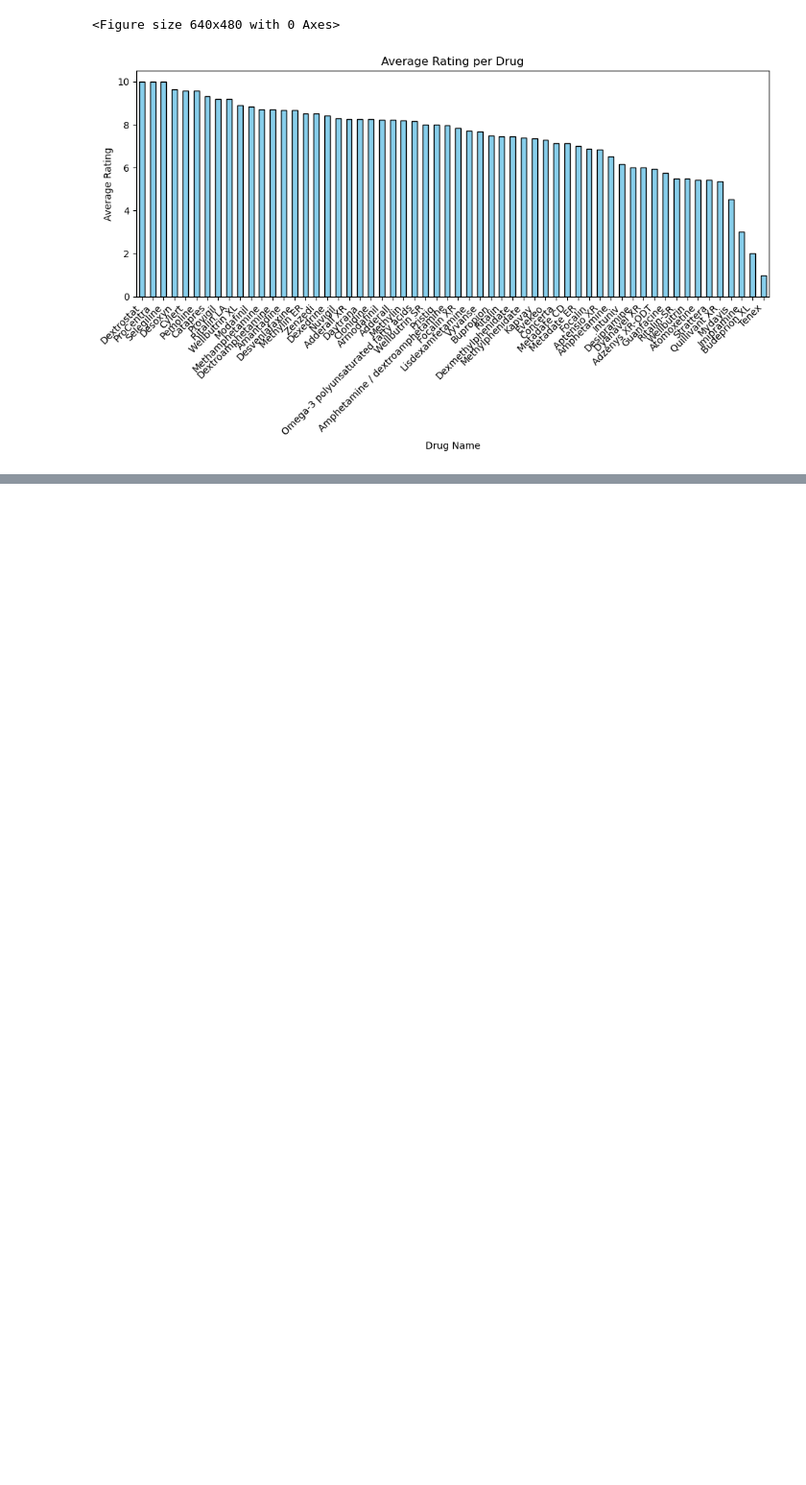
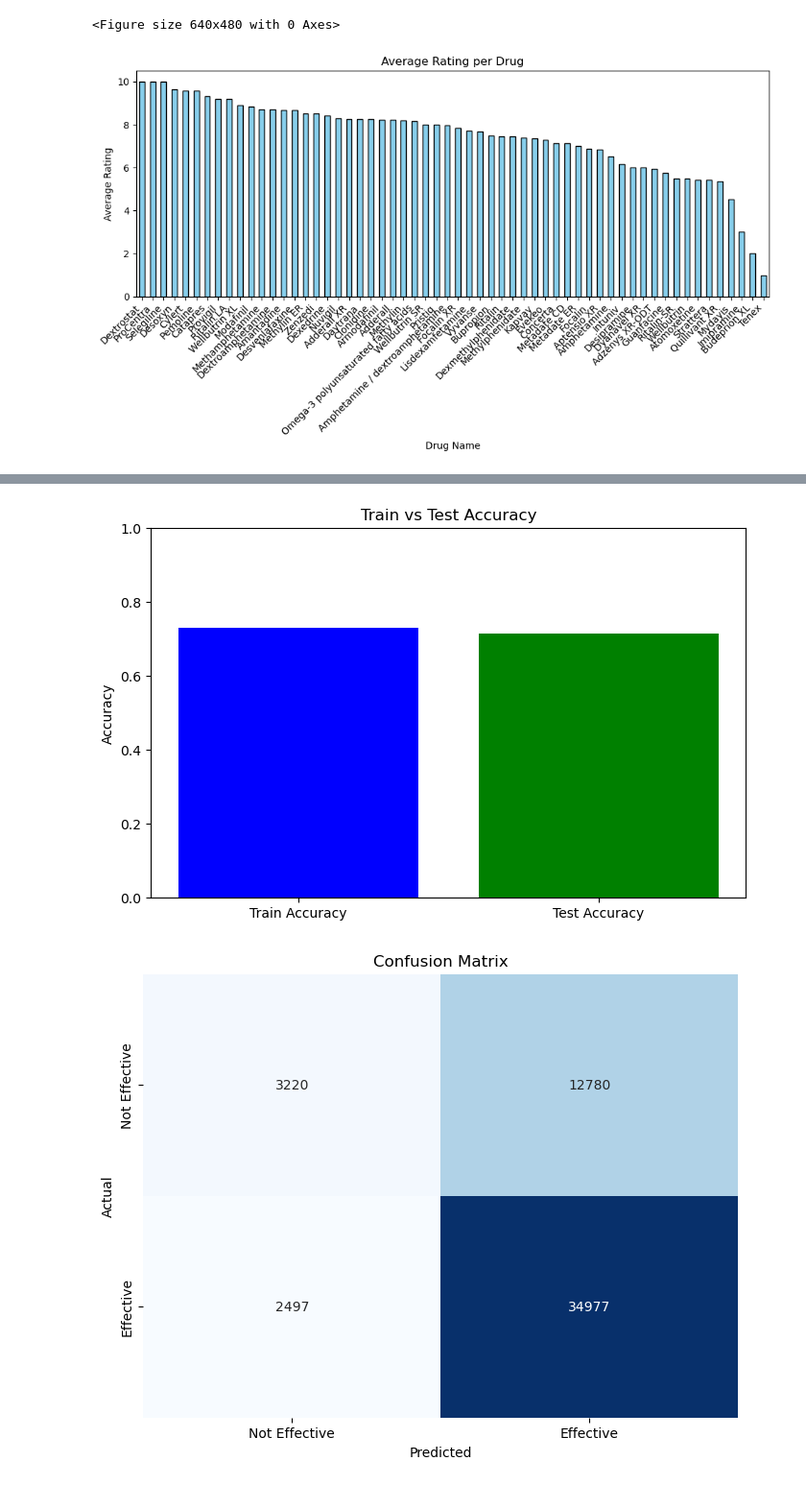
Before and after one commit to omarsagoo/drug-review-analysis, a Jupyter notebook: notebooks/drug_review_analysis.ipynb, the cells around one changed output, grey strips where cells are left out. Shown at 96% size. Drawn from its saved outputs; the diff is of its cells as text; code cells hidden in the pictures; blank space fills up the shorter version.

```diff
--- a/notebooks/drug_review_analysis.ipynb
+++ b/notebooks/drug_review_analysis.ipynb
@@ -157,0 +328,36 @@ plt.show()
+# %%
+#Some visualizations, we can pick and chose what we want to keep
+
+from sklearn.metrics import confusion_matrix
+import seaborn as sns
+
+# Train and Test Accuracy as a bar plot
+plt.figure(figsize=(8, 5))
+accuracy_values = [accuracy_score(y_train, clf.predict(X_train)), accuracy_score(y_test, y_pred)]
+plt.bar(['Train Accuracy', 'Test Accuracy'], accuracy_values, color=['blue', 'green'])
+plt.title('Train vs Test Accuracy')
+plt.ylabel('Accuracy')
+plt.ylim(0, 1)
+plt.show()
+
+# Confusion Matrix
+cm = confusion_matrix(y_test, y_pred)
+plt.figure(figsize=(8, 6))
+sns.heatmap(cm, annot=True, fmt='d', cmap='Blues', cbar=False, xticklabels=['Not Effective', 'Effective'], yticklabels=['Not Effective', 'Effective'])
+plt.title('Confusion Matrix')
+plt.xlabel('Predicted')
+plt.ylabel('Actual')
+plt.show()
+
+# Bar plot of Predicted Effectiveness for different drugs
+plt.figure(figsize=(12, 6))
+top_drugs = comparison_df['Drug Name'].value_counts().index[:10]
+sns.countplot(y='Drug Name', hue='Predicted Effectiveness', data=comparison_df[comparison_df['Drug Name'].isin(top_drugs)])
+plt.title('Predicted Effectiveness for Top Drugs')
+plt.xlabel('Count')
+plt.ylabel('Drug Name')
+plt.legend(title='Predicted Effectiveness', loc='upper right')
+plt.show()
+# %% [output]
+[figure, added]
+[figure, added]
```
Also changed, not shown: parts of 5 cells of this notebook, 1 other file.
